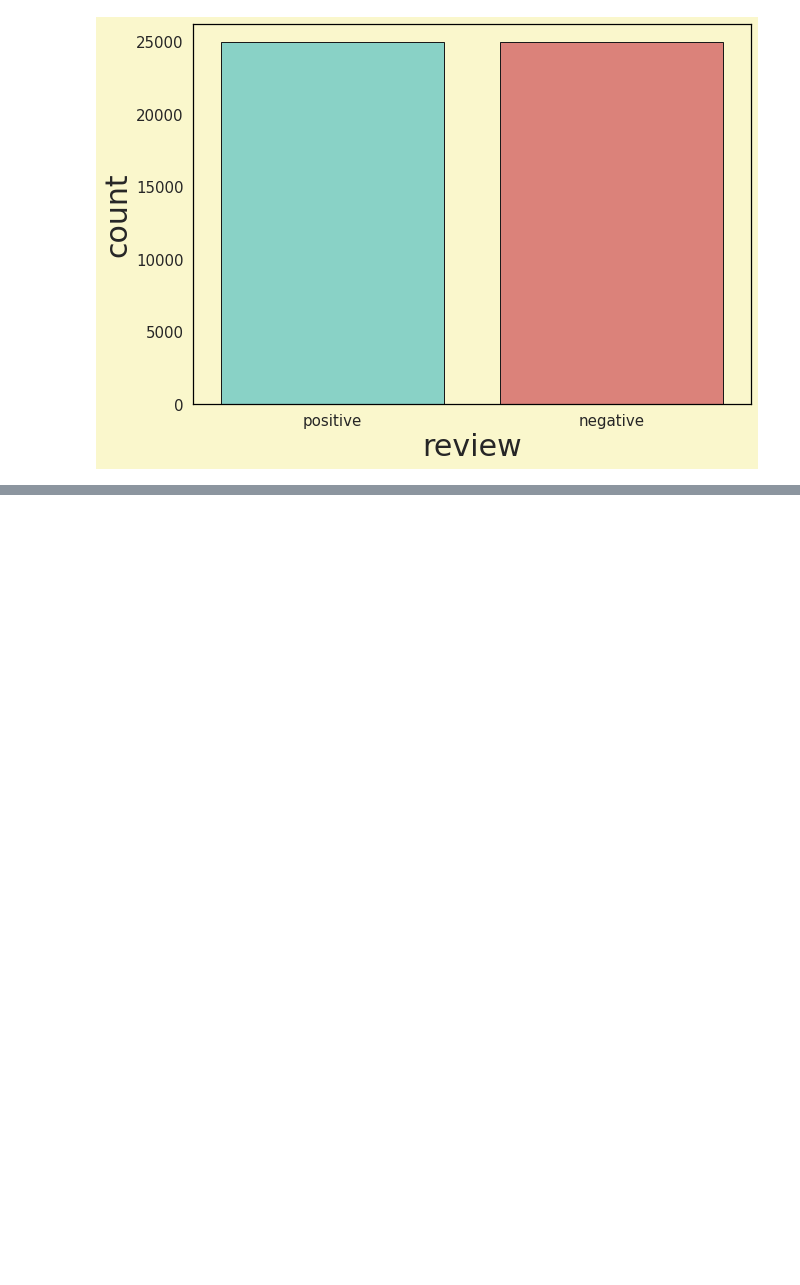
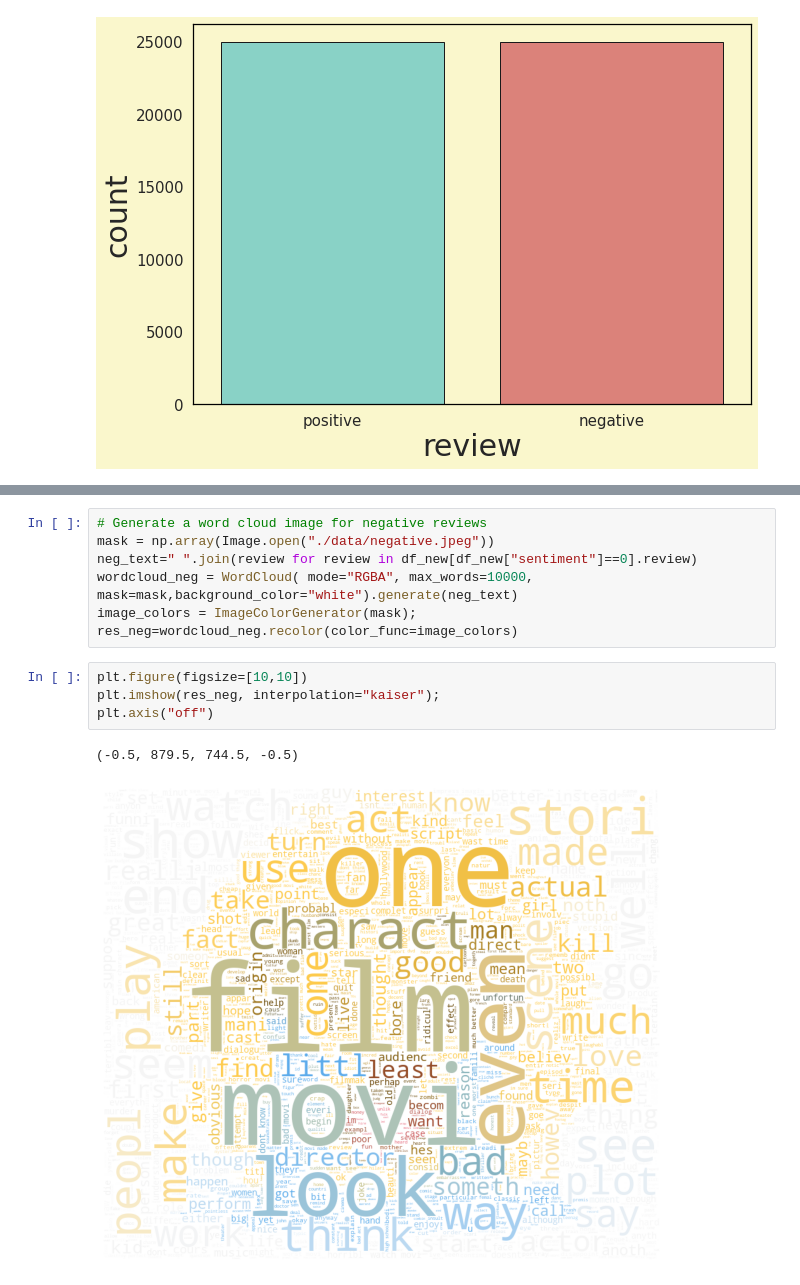
Before and after one commit to MohamedAmineDHIAB/NLP_models_benchmarks_on_IMDB_dataset, a Jupyter notebook: TF-IDF/tfidf.ipynb, the cells around one changed output, grey strips where cells are left out. Drawn from its saved outputs; the diff is of its cells as text; blank space fills up the shorter version.

```diff
--- a/TF-IDF/tfidf.ipynb
+++ b/TF-IDF/tfidf.ipynb
@@ -85,0 +100,14 @@ plt.show()
+# %%
+# Generate a word cloud image for negative reviews
+mask = np.array(Image.open("./data/negative.jpeg"))
+neg_text=" ".join(review for review in df_new[df_new["sentiment"]==0].review)
+wordcloud_neg = WordCloud( mode="RGBA", max_words=10000, mask=mask,background_color="white").generate(neg_text)
+image_colors = ImageColorGenerator(mask);
+res_neg=wordcloud_neg.recolor(color_func=image_colors)
+# %%
+plt.figure(figsize=[10,10])
+plt.imshow(res_neg, interpolation="kaiser");
+plt.axis("off")
+# %% [output]
+(-0.5, 879.5, 744.5, -0.5)
+[figure, added]
```
Also changed, not shown: parts of 8 cells of this notebook, 4 other files.
